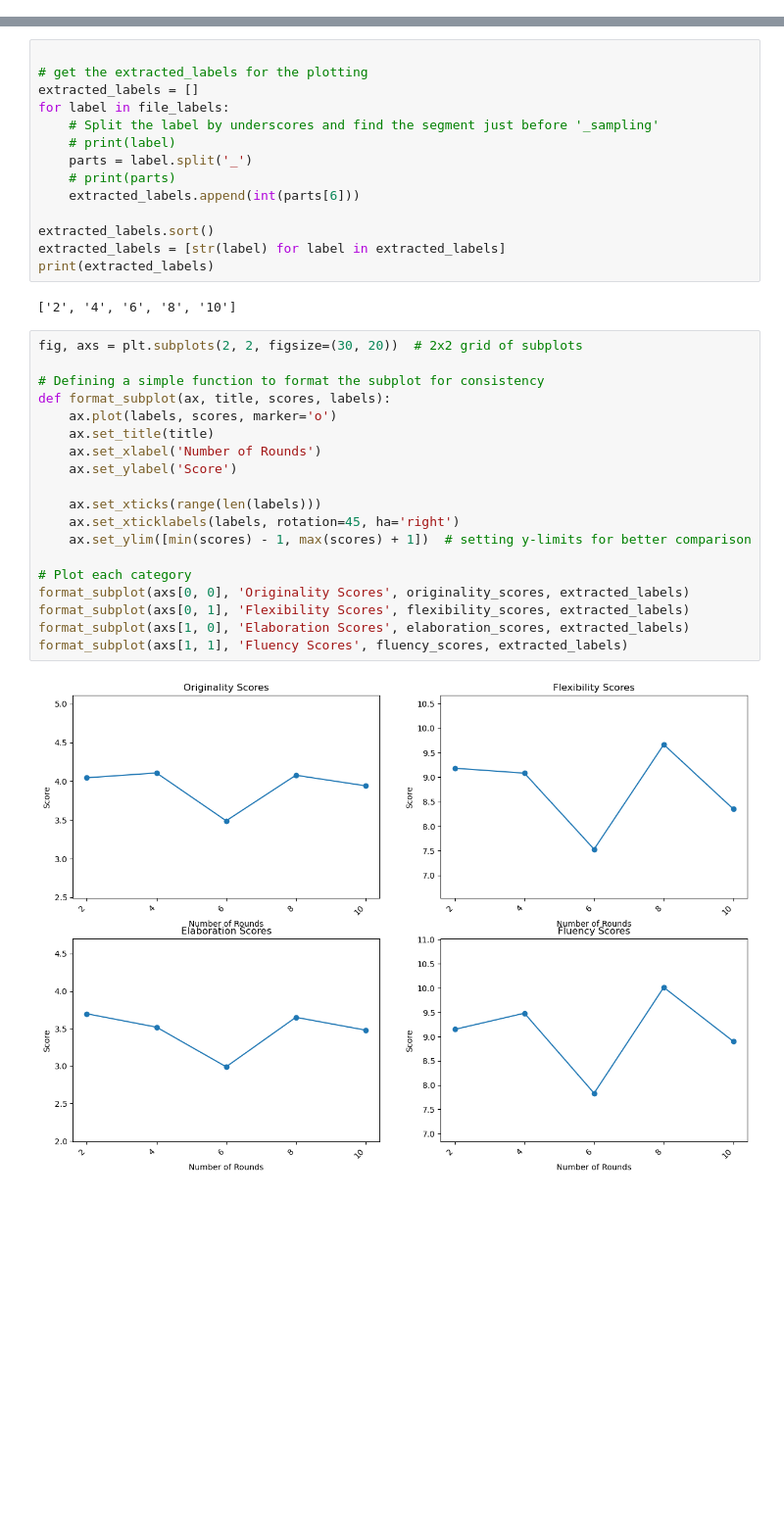
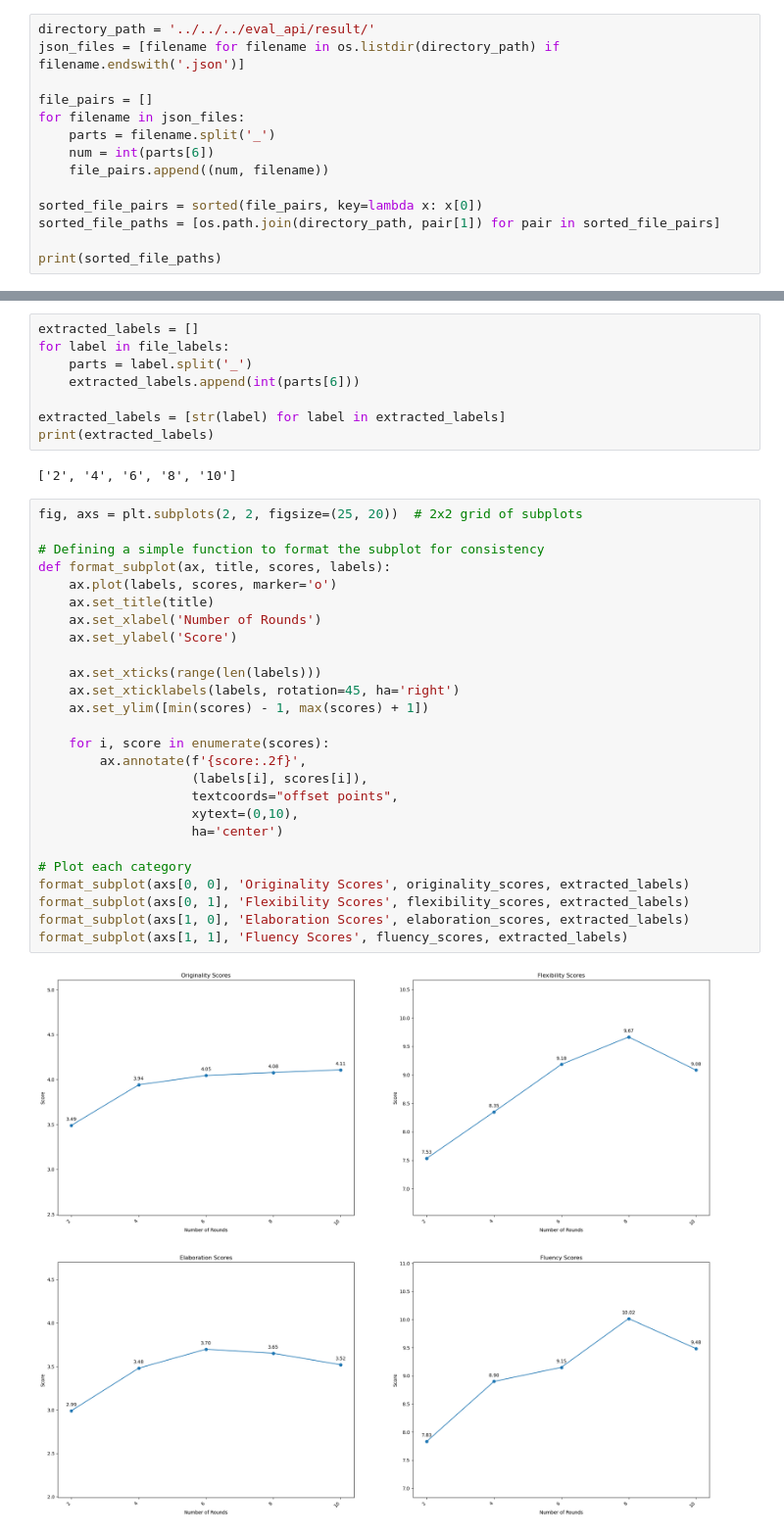
Before and after one commit to lawraa/LLM-Discussion, a Jupyter notebook: aut_test_bai/code/visualization/get_avg_score.ipynb, the cells around one changed output, grey strips where cells are left out. Shown at 98% size. Cells and saved outputs as stored; diff of their text form; blank space fills up the shorter version.

Commit message:
update result

```diff
--- a/aut_test_bai/code/visualization/get_avg_score.ipynb
+++ b/aut_test_bai/code/visualization/get_avg_score.ipynb
@@ -0,0 +9,14 @@
+# %%
+directory_path = '../../../eval_api/result/'
+json_files = [filename for filename in os.listdir(directory_path) if filename.endswith('.json')]
+
+file_pairs = []
+for filename in json_files:
+    parts = filename.split('_')
+    num = int(parts[6])
+    file_pairs.append((num, filename))
+
+sorted_file_pairs = sorted(file_pairs, key=lambda x: x[0])
+sorted_file_paths = [os.path.join(directory_path, pair[1]) for pair in sorted_file_pairs]
+
+print(sorted_file_paths)
@@ -61,37 +77,38 @@ print(file_labels)
 # %%
-
-# get the extracted_labels for the plotting
 extracted_labels = []
 for label in file_labels:
-    # Split the label by underscores and find the segment just before '_sampling'
-    # print(label)
     parts = label.split('_')
-    # print(parts)
     extracted_labels.append(int(parts[6]))
 
-extracted_labels.sort()
 extracted_labels = [str(label) for label in extracted_labels]
 print(extracted_labels)
 # %% [output]
 ['2', '4', '6', '8', '10']
 # %%
-fig, axs = plt.subplots(2, 2, figsize=(30, 20))  # 2x2 grid of subplots
+fig, axs = plt.subplots(2, 2, figsize=(25, 20))  # 2x2 grid of subplots
 
 # Defining a simple function to format the subplot for consistency
 def format_subplot(ax, title, scores, labels):
     ax.plot(labels, scores, marker='o')
     ax.set_title(title)
     ax.set_xlabel('Number of Rounds')
     ax.set_ylabel('Score')
 
     ax.set_xticks(range(len(labels)))
     ax.set_xticklabels(labels, rotation=45, ha='right')
-    ax.set_ylim([min(scores) - 1, max(scores) + 1])  # setting y-limits for better comparison
+    ax.set_ylim([min(scores) - 1, max(scores) + 1])
+
+    for i, score in enumerate(scores):
+        ax.annotate(f'{score:.2f}',
+                    (labels[i], scores[i]),
+                    textcoords="offset points",
+                    xytext=(0,10),
+                    ha='center')
 
 # Plot each category
 format_subplot(axs[0, 0], 'Originality Scores', originality_scores, extracted_labels)
 format_subplot(axs[0, 1], 'Flexibility Scores', flexibility_scores, extracted_labels)
 format_subplot(axs[1, 0], 'Elaboration Scores', elaboration_scores, extracted_labels)
 format_subplot(axs[1, 1], 'Fluency Scores', fluency_scores, extracted_labels)
 # %% [output]
-[figure, old version]
+[figure, new version]
```
Also changed, not shown: parts of 5 cells of this notebook, 11 other files.
